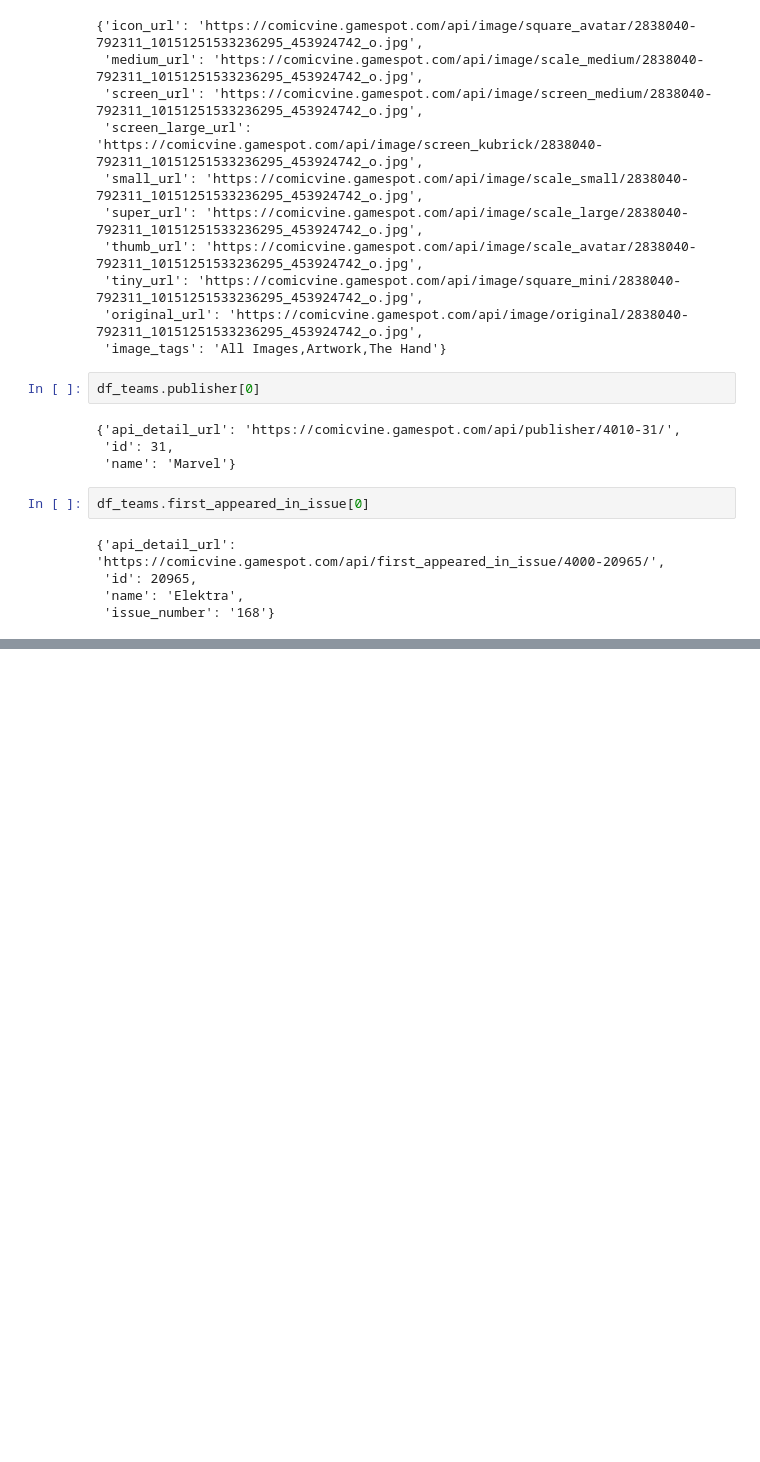
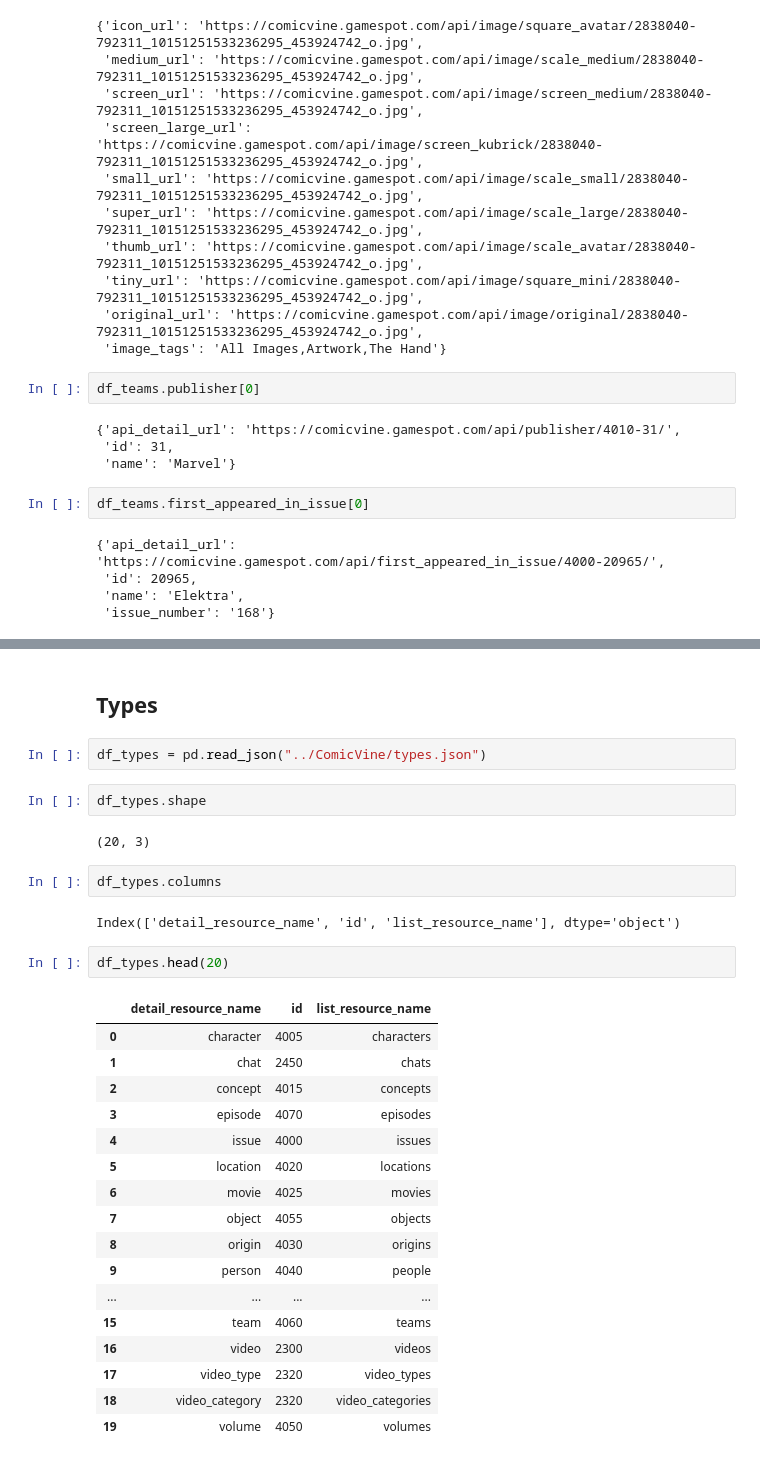
Before and after one commit to ExploringComics/comics-dataset, a Jupyter notebook: notebooks/DataAnalysis-ComicVine.ipynb, the cells around one changed output, grey strips where cells are left out. Cells and saved outputs as stored; diff of their text form; blank space fills up the shorter version.

```diff
--- a/notebooks/DataAnalysis-ComicVine.ipynb
+++ b/notebooks/DataAnalysis-ComicVine.ipynb
@@ -118,0 +204,32 @@ df_teams.first_appeared_in_issue[0]
+# %% [markdown]
+## Types
+# %%
+df_types = pd.read_json("../ComicVine/types.json")
+# %%
+df_types.shape
+# %% [output]
+(20, 3)
+# %%
+df_types.columns
+# %% [output]
+Index(['detail_resource_name', 'id', 'list_resource_name'], dtype='object')
+# %%
+df_types.head(20)
+# %% [output]
+|  | detail_resource_name | id | list_resource_name |
+| 0 | character | 4005 | characters |
+| 1 | chat | 2450 | chats |
+| 2 | concept | 4015 | concepts |
+| 3 | episode | 4070 | episodes |
+| 4 | issue | 4000 | issues |
+| 5 | location | 4020 | locations |
+| 6 | movie | 4025 | movies |
+| 7 | object | 4055 | objects |
+| 8 | origin | 4030 | origins |
+| 9 | person | 4040 | people |
+| ... | ... | ... | ... |
+| 15 | team | 4060 | teams |
+| 16 | video | 2300 | videos |
+| 17 | video_type | 2320 | video_types |
+| 18 | video_category | 2320 | video_categories |
+| 19 | volume | 4050 | volumes |
```
Also changed, not shown: parts of 21 cells of this notebook, 5 other files.
